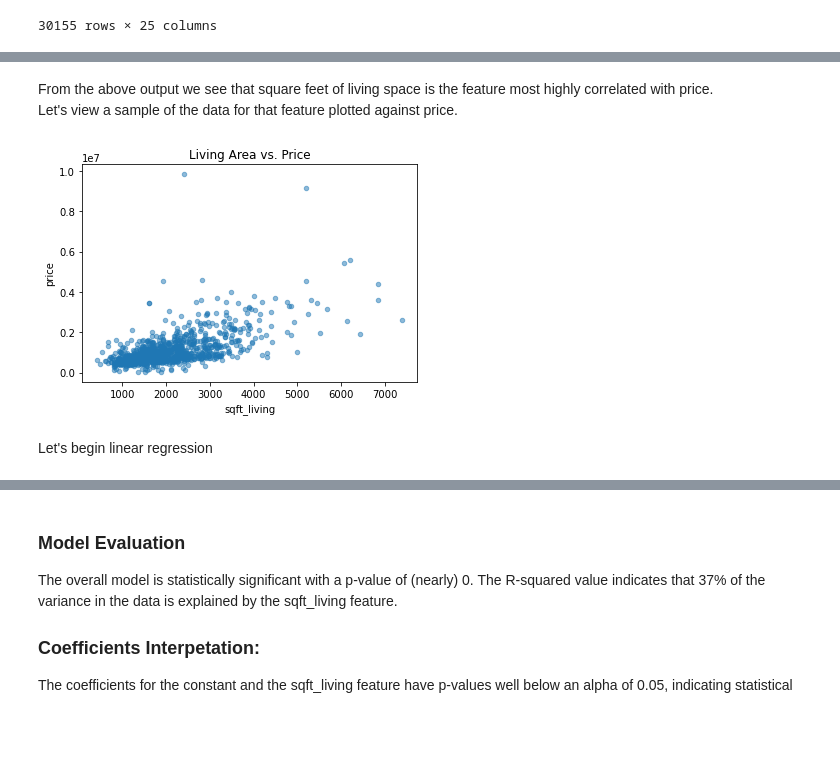
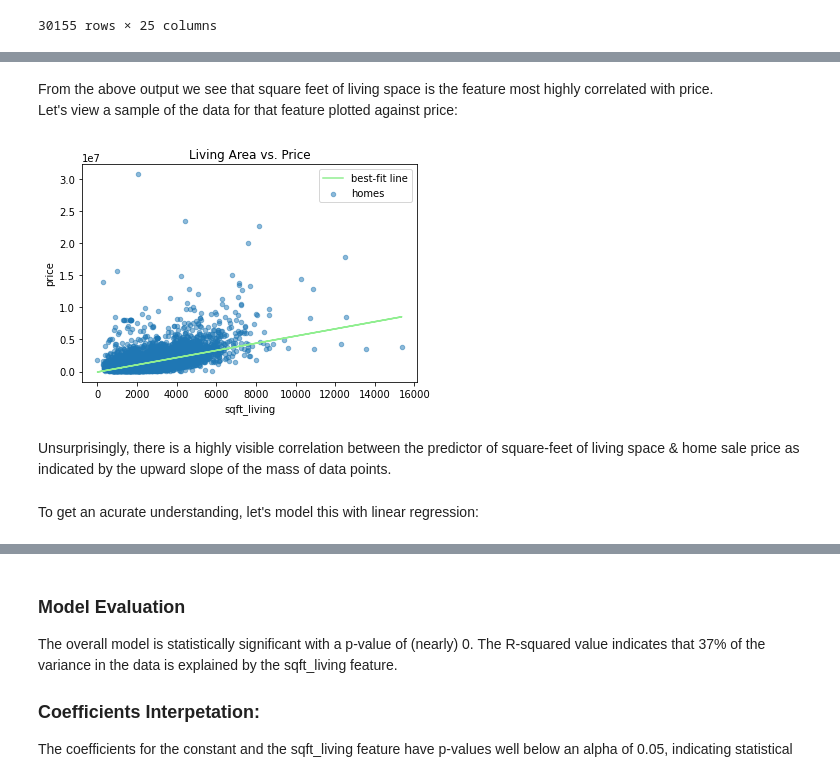
Before and after one commit to terminalcoder/Home-Features-Analysis, a Jupyter notebook: student.ipynb, the cells around one changed output, grey strips where cells are left out. Drawn from its saved outputs; the diff is of its cells as text; code cells hidden in the pictures; blank space fills up the shorter version.

Commit message:
added baseline model

```diff
--- a/student.ipynb
+++ b/student.ipynb
@@ -50,6 +54,6 @@ kc_house_data
 # %%
 # create list of columns to ignore (drop) in this report
-col_to_ignore = ['date', 'view', 'sqft_above', 'sqft_basement', 'yr_renovated', 'address', 'lat', 'long']
+col_to_ignore = ['date', 'view', 'sqft_above', 'address', 'lat', 'long']
 
 # drop those columns
 kc_house_data.drop(col_to_ignore, axis=1, inplace=True)
@@ -108,14 +122,21 @@ id            -0.034096
 Name: price, dtype: float64
 # %% [markdown]
 From the above output we see that square feet of living space is the feature most highly correlated with price.
-Let's view a sample of the data for that feature plotted against price.
+Let's view a sample of the data for that feature plotted against price:
 # %%
-# plot sqft_living vs. price of a sample of the data
-kc_house_data.sample(1000).plot.scatter(x='sqft_living', y='price', alpha=.5)
-plt.title('Living Area vs. Price');
+# plot sqft_living vs. price
+kc_house_data.plot.scatter(x='sqft_living', y='price', alpha=.5, label='homes')
+plt.title('Living Area vs. Price')
+
+# add best-fit line to the plot
+a, b = np.polyfit(kc_house_data['sqft_living'], kc_house_data['price'], 1)
+plt.plot(kc_house_data['sqft_living'], a*kc_house_data['sqft_living']+b, color= 'lightgreen', label='best-fit line')
+plt.legend();
 # %% [output]
-[figure, old version]
+[figure, new version]
-# %% [markdown]
-Let's begin linear regression
+# %% [markdown]
+Unsurprisingly, there is a highly visible correlation between the predictor of square-feet of living space & home sale price as indicated by the upward slope of the mass of data points.
+# %% [markdown]
+To get an acurate understanding, let's model this with linear regression:
 # %%
 # set variables for the model
```
Also changed, not shown: parts of 14 cells of this notebook.
